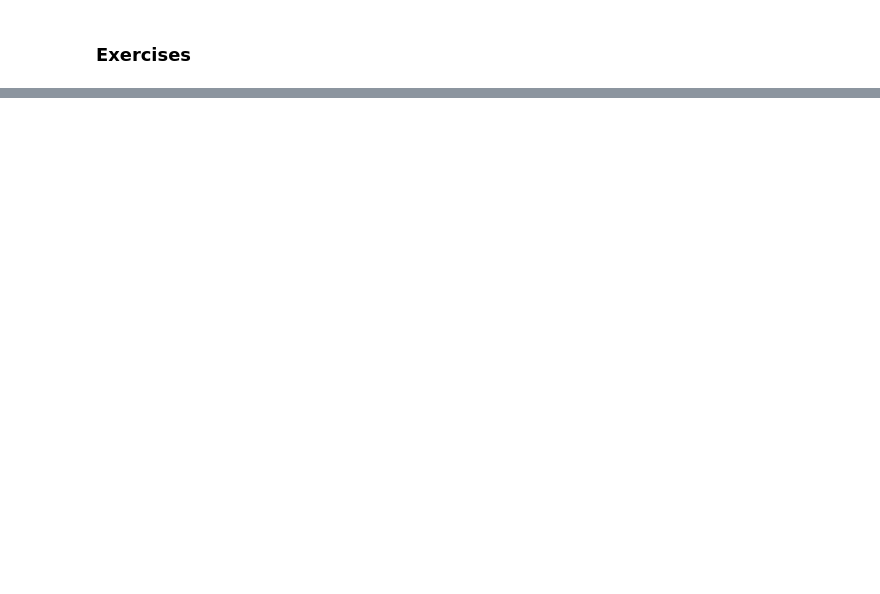
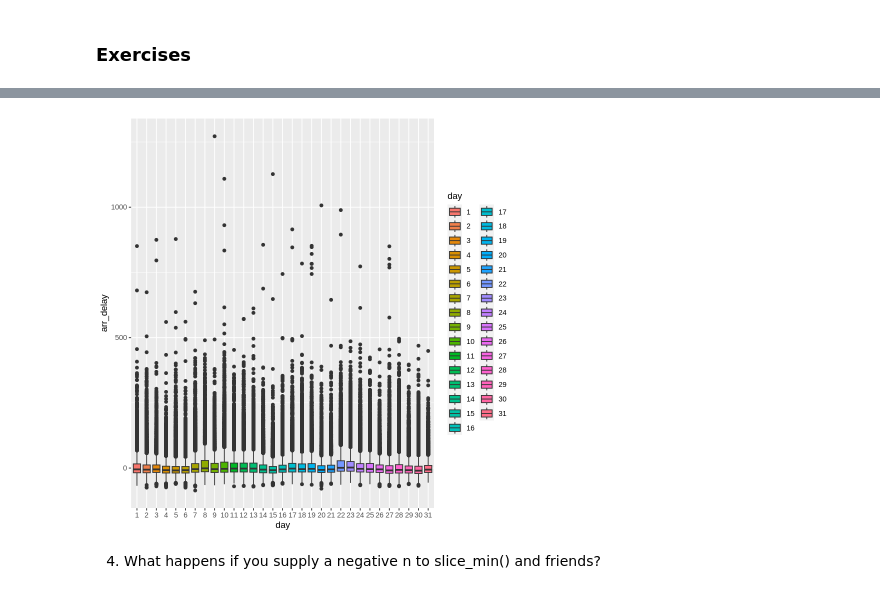
Before and after one commit to khuongduying/data-transformation, a Jupyter notebook: basic_data_transformation_R.ipynb, the cells around one changed output, grey strips where cells are left out. Saved outputs shown, nothing was run; the diff lists cells and outputs as text; code cells hidden in the pictures; blank space fills up the shorter version.

```diff
--- a/basic_data_transformation_R.ipynb
+++ b/basic_data_transformation_R.ipynb
@@ -851,0 +1428,10 @@ A tibble: 6 × 19
+# %%
+flights |>
+  select(month, day, arr_delay) |>
+  mutate(day=as_factor(day)) |>
+  group_by(month) |>
+  ggplot(
+    aes(x=day, y=arr_delay)
+  ) +
+  geom_boxplot(aes(fill=day))
+# %% [output]
@@ -851,0 +1440,3 @@ A tibble: 6 × 19
+[figure, added]
+# %% [markdown]
+4. What happens if you supply a negative n to slice_min() and friends?
```
Also changed, not shown: parts of 74 cells of this notebook.
